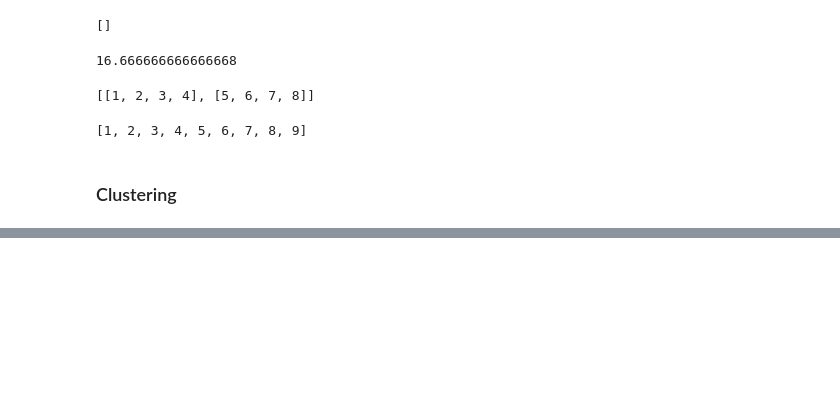
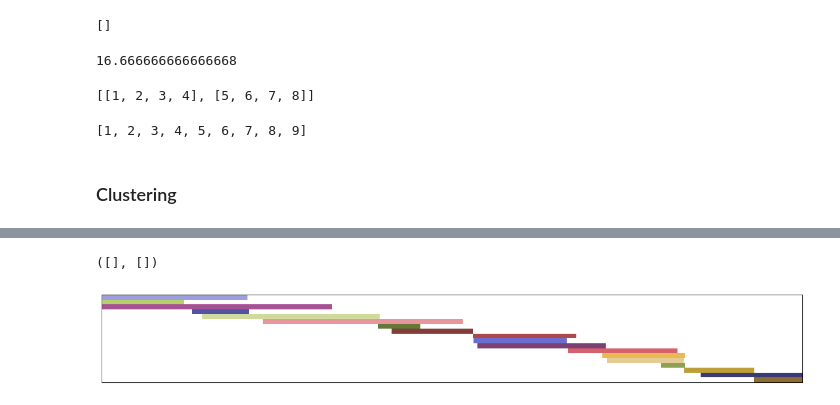
Before and after one commit to kevin-q2/covid-wave-cluster, a Jupyter notebook: examples/state.ipynb, the cells around one changed output, grey strips where cells are left out. Saved outputs shown, nothing was run; the diff lists cells and outputs as text; code cells hidden in the pictures; blank space fills up the shorter version.

```diff
--- a/examples/state.ipynb
+++ b/examples/state.ipynb
@@ -401 +409,9 @@ plt.matshow(presence[:, ordered_start], aspect='auto')
+# %%
+presence_val = presence * (clusters + 1)
+plt.matshow(presence_val[:, ordered_start].T, aspect='auto', cmap=ordered_start_cluster_cmap)
+plt.xticks([])
+plt.yticks([])
+# %% [output]
+([], [])
+[figure, added]
 # %%
```
Also changed, not shown: parts of 8 cells of this notebook, 1 other file.
